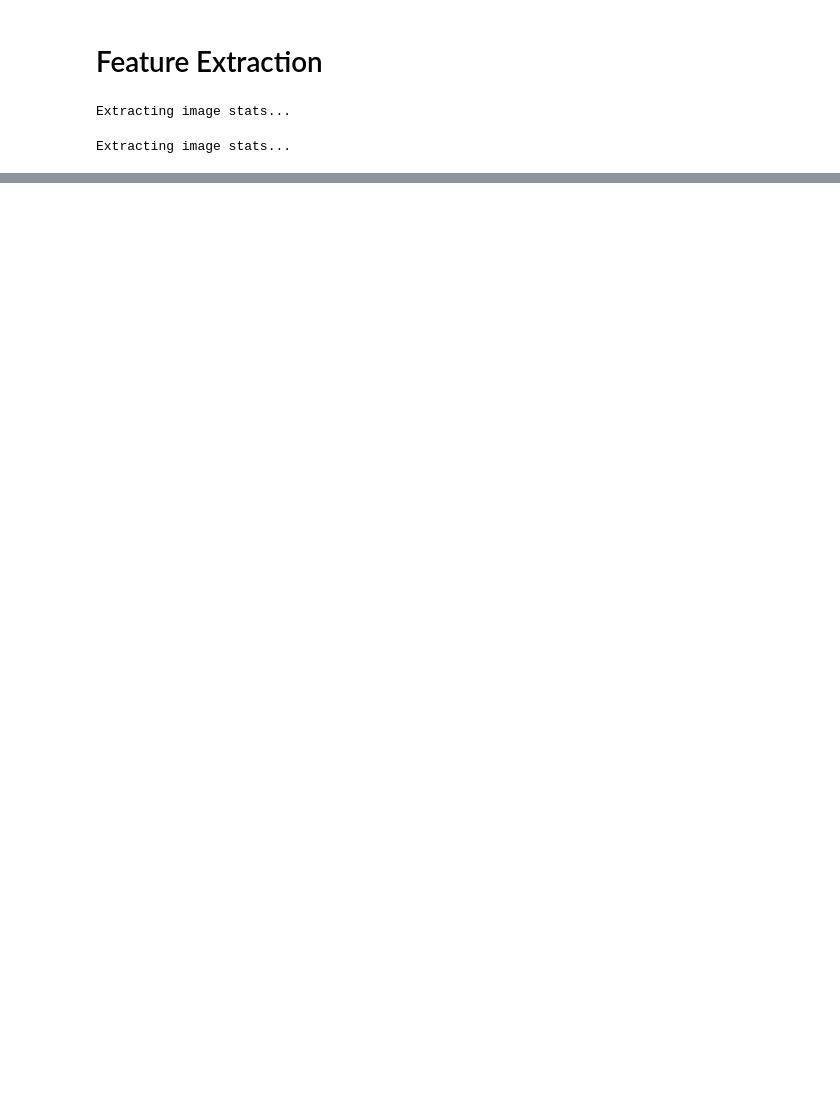
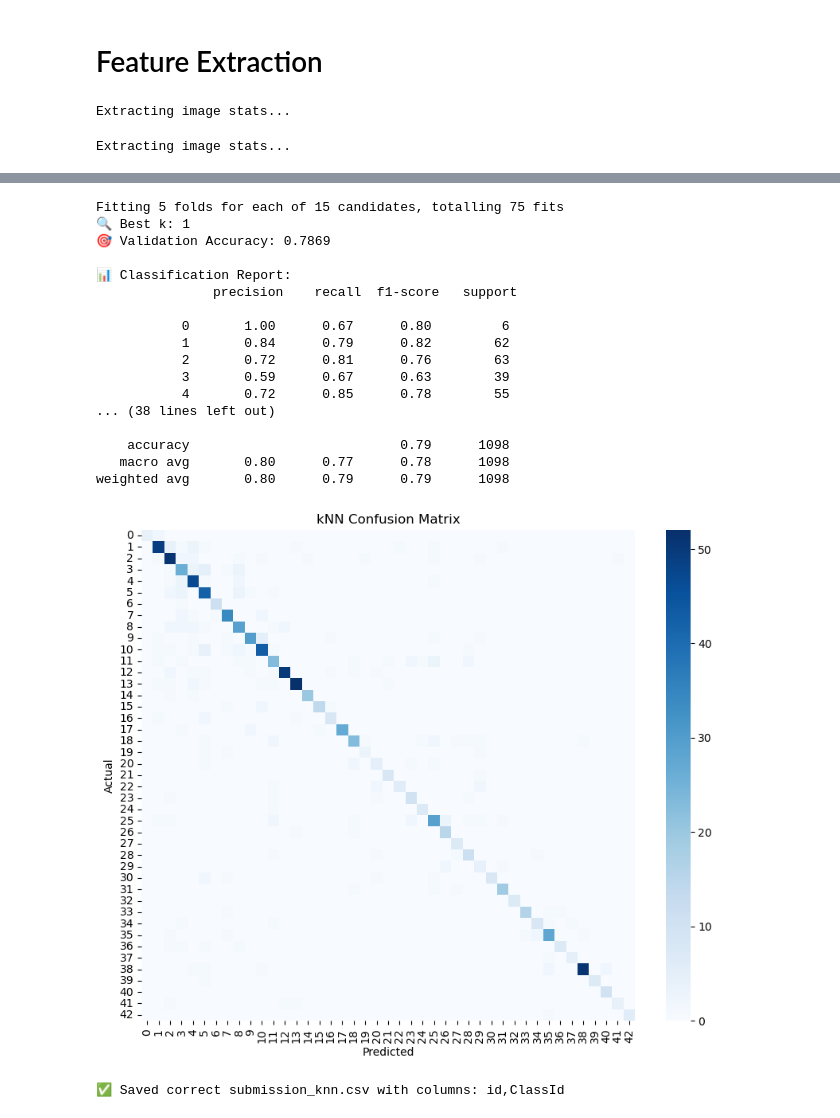
Before and after one commit to HimankB/MLProject2, a Jupyter notebook: src/main.ipynb, the cells around one changed output, grey strips where cells are left out. Cells and saved outputs as stored; diff of their text form; code cells hidden in the pictures; blank space fills up the shorter version.

```diff
--- a/src/main.ipynb
+++ b/src/main.ipynb
@@ -56,0 +236,76 @@ Extracting image stats...
+# %%
+from sklearn.neighbors import KNeighborsClassifier
+from sklearn.model_selection import GridSearchCV
+from sklearn.metrics import accuracy_score, classification_report, confusion_matrix
+import seaborn as sns
+import matplotlib.pyplot as plt
+import pandas as pd
+
+# Step 1: Tune k using GridSearch
+param_grid = {'n_neighbors': list(range(1, 16))}
+knn = KNeighborsClassifier()
+
+grid = GridSearchCV(knn, param_grid, cv=5, n_jobs=-1, verbose=1)
+grid.fit(X_train_scaled, y_train)
+
+best_knn = grid.best_estimator_
+print(f"🔍 Best k: {grid.best_params_['n_neighbors']}")
+
+# Step 2: Evaluate on validation set
+y_pred = best_knn.predict(X_val_scaled)
+val_acc = accuracy_score(y_val, y_pred)
+print(f"🎯 Validation Accuracy: {val_acc:.4f}\n")
+print("📊 Classification Report:\n", classification_report(y_val, y_pred))
+
+# Step 3: Confusion matrix
+cm = confusion_matrix(y_val, y_pred)
+plt.figure(figsize=(10, 8))
+sns.heatmap(cm, annot=False, cmap="Blues")
+plt.title("kNN Confusion Matrix")
+plt.xlabel("Predicted")
+plt.ylabel("Actual")
+plt.show()
+
+# Step 4: Predict on test set
+test_preds_knn = best_knn.predict(X_test_scaled)
+
+
+# Load test metadata
+test_meta = pd.read_csv("../2025_A2/test/test_metadata.csv")  # contains 'id' and 'image_path'
+
+# Match predictions to image paths
+submission_knn = pd.DataFrame({
+    "image_path": test_df["image_path"],
+    "ClassId": test_preds_knn
+})
+
+# Merge to get 'id'
+submission_knn = submission_knn.merge(test_meta[["id", "image_path"]], on="image_path")
+
+# ✅ Reorder: id first, ClassId second
+submission_knn = submission_knn[["id", "ClassId"]]
+
+# Save it
+submission_knn.to_csv("submission_knn.csv", index=False)
+
+print("✅ Saved correct submission_knn.csv with columns: id,ClassId")
+# %% [output]
+Fitting 5 folds for each of 15 candidates, totalling 75 fits
+🔍 Best k: 1
+🎯 Validation Accuracy: 0.7869
+
+📊 Classification Report:
+               precision    recall  f1-score   support
+
+           0       1.00      0.67      0.80         6
+           1       0.84      0.79      0.82        62
+           2       0.72      0.81      0.76        63
+           3       0.59      0.67      0.63        39
+           4       0.72      0.85      0.78        55
+... (38 lines left out)
+
+    accuracy                           0.79      1098
+   macro avg       0.80      0.77      0.78      1098
+weighted avg       0.80      0.79      0.79      1098
+[figure, added]
+✅ Saved correct submission_knn.csv with columns: id,ClassId
```
Also changed, not shown: parts of 7 cells of this notebook, 7 other files.
